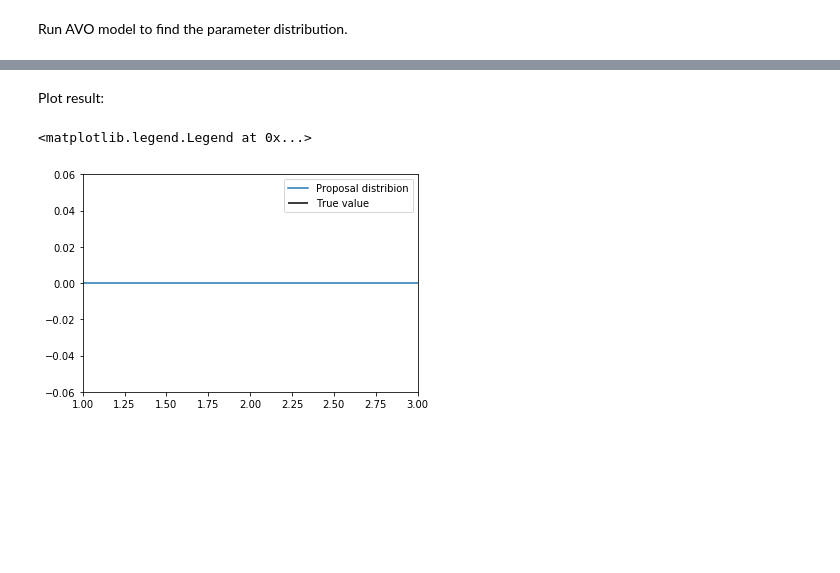
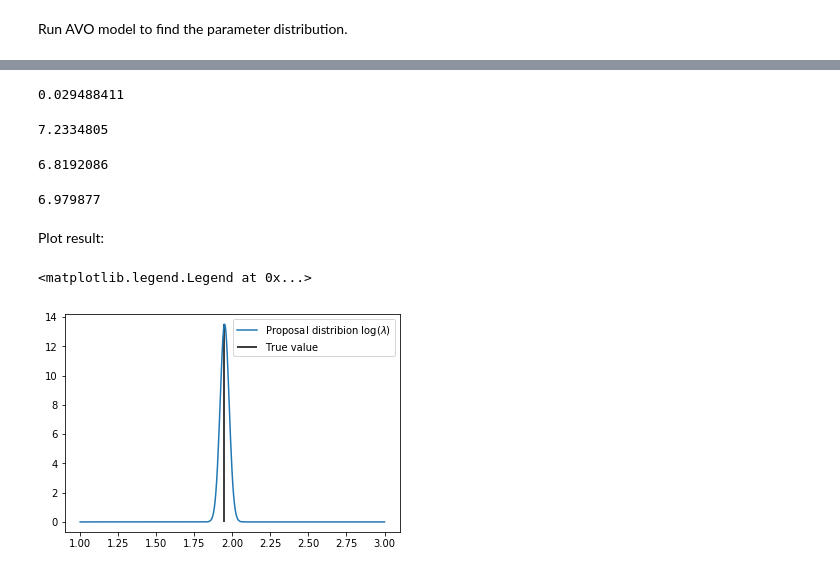
Before and after one commit to spinaotey/avo_tf, a Jupyter notebook: Example1.ipynb, the cells around one changed output, grey strips where cells are left out. Saved outputs shown, nothing was run; the diff lists cells and outputs as text; code cells hidden in the pictures; blank space fills up the shorter version.

Commit message:
Early stopping added

```diff
--- a/Example1.ipynb
+++ b/Example1.ipynb
@@ -15,7 +15,7 @@ Define parameters of the model.
 # %%
 batch_size = 100
 learning_rate = 0.005
-lambda_lp = 20 # Gradient penalty
+lambda_lp = 10 # Gradient penalty
 lambda_entropy = 5. # Entropy penalty
 obs_poisson_rate = 7. # Poisson rate of the observed data
 n_observed = 20000 # Number of observed data
@@ -26,6 +26,7 @@ beta2 = 0.5
 dragan_parameter_C = 0.5
 critic_steps_1 = 100
 critic_steps_2 = 50
+early_stopping = 50
 count_steps = 3000+1
 
 #For reproducibility
@@ -136,12 +137,21 @@ reset_vel_mom = tf.variables_initializer(velocity_vars + momentum_vars)
 reset_b1 = tf.assign(critic_optimizer._beta1_power,beta1)
 reset_b2 = tf.assign(critic_optimizer._beta2_power,beta2)
 reset_critic = [reset_b1,reset_b2,reset_vel_mom]
+
+#Saver
+saver = tf.train.Saver()
 # %% [markdown]
 Run AVO model to find the parameter distribution.
 # %%
+#Early Stopping parameters
+early_stopping_counter = 0
+best_em = np.Inf
+
 # Save losses
 em_v = np.zeros(count_steps)
 loss_d = np.zeros(count_steps)
+sd_v = np.zeros(count_steps)
+sd_temp = np.zeros(critic_steps_2)
 
 config = tf.ConfigProto()
 config.gpu_options.allow_growth = True
@@ -169,6 +179,8 @@ with tf.Session(config=config) as sess:
         for idx in range(critic_steps_2):
             _, this_em, this_loss_d = sess.run([train_critic, em,loss_critic],
                                                feed_dict={X_real:x_real,X_sim:x_sim})
+            sd_temp[idx] = this_em
+        sd_v[epoch] = np.std(sd_temp[-10:])
         # Save loss after optimizing
         em_v[epoch] = this_em
         loss_d[epoch] = this_loss_d
@@ -181,7 +193,16 @@ with tf.Session(config=config) as sess:
         # Update the proposal
         _ = sess.run(train_proposal,feed_dict={X_sim:x_sim,sample_proposal:thetas})
 
-    # Save final values of distribution
-    mu_val,lg_sigma_val = sess.run([mu, lg_sigma])
+        #Check for early stopping
+        if this_em < best_em:
+            early_stopping_counter = 0
+            best_em = this_em
+            saver.save(sess,"best_model/best_avo_model.ckpt")
+            # Save final values of distribution
+            mu_val_best,lg_sigma_val_best = sess.run([mu, lg_sigma])
+        else:
+            early_stopping_counter = early_stopping_counter + 1
+            if early_stopping_counter == early_stopping:
+                break
 # %% [output]
 Step 0: mu = 1.6094379425048828, sigma = 0.29999998211860657
@@ -204,12 +229,28 @@ Step 3000: mu = 1.5927236080169678, sigma = 9.247960974789748e-08, em = 2.169208
+# %%
+np.exp(lg_sigma_val_best)
+# %% [output]
+0.029488411
+# %%
+np.exp(mu_val_best+np.exp(lg_sigma_val_best))
+# %% [output]
+7.2334805
+# %%
+np.exp(mu_val_best-np.exp(lg_sigma_val_best))
+# %% [output]
+6.8192086
+# %%
+np.exp(mu_val)
+# %% [output]
+6.979877
 # %% [markdown]
 Plot result:
 # %%
 x = np.linspace(1,3,400)
-y = norm.pdf(x,mu_val,np.exp(lg_sigma_val))
+y = norm.pdf(x,mu_val_best,np.exp(lg_sigma_val_best))
 
-plt.plot(x,y,label="Proposal distribion")
+plt.plot(x,y,label="Proposal distribion log($\lambda$)")
 plt.vlines(np.log(7),0,y.max(), label="True value")
 plt.legend()
 # %% [output]
 <matplotlib.legend.Legend at 0x...>
-[figure, old version]
+[figure, new version]
```
Also changed, not shown: parts of 10 cells of this notebook.
